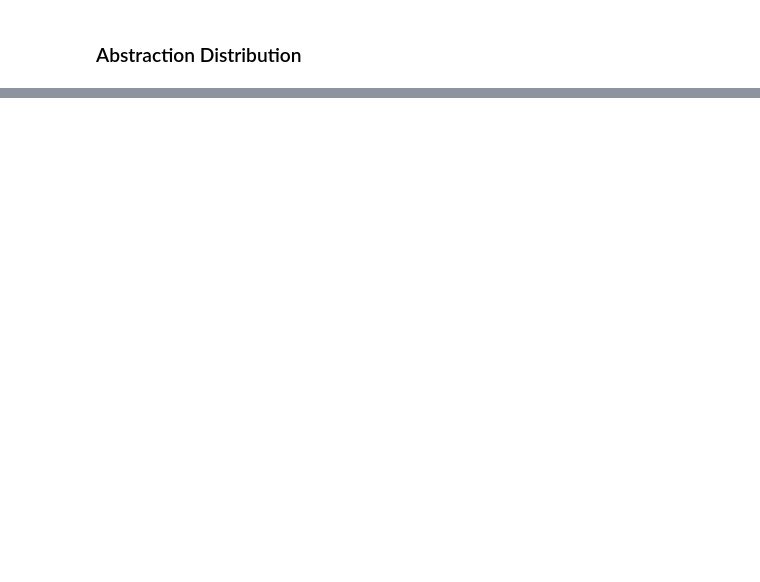
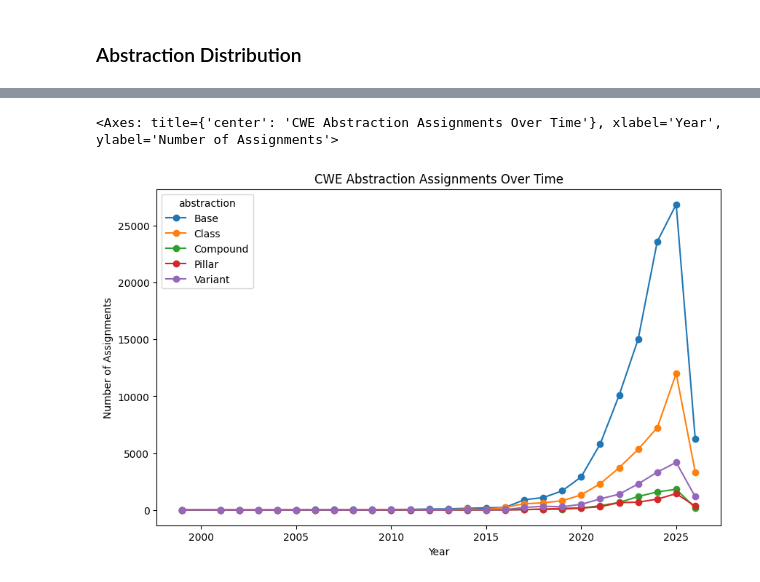
Before and after one commit to AndyVale/CVEvsCWE, a Jupyter notebook: analysis.ipynb, the cells around one changed output, grey strips where cells are left out. Cells and saved outputs as stored; diff of their text form; code cells hidden in the pictures; blank space fills up the shorter version.

Commit message:
Add analysis.ipynb abstraction metrics calculation

```diff
--- a/analysis.ipynb
+++ b/analysis.ipynb
@@ -233,0 +236,4 @@ completeness_trend = completeness.plot.bar(stacked=True, figsize=(10, 5), title=
+# %%
+merged_df = df_cve_cwe.merge(df_cwe_metadata, left_on='cwe_id', right_on='cwe_id', how='inner')
+abstraction_count = merged_df['abstraction'].value_counts(normalize=True)
+abstraction_plot = abstraction_count.plot.bar(title='CWE Abstraction Distribution', ylabel='Number of Assignments', rot=0)
@@ -233,0 +242,14 @@ completeness_trend = completeness.plot.bar(stacked=True, figsize=(10, 5), title=
+# %%
+time_counts = merged_df.groupby(['year', 'abstraction']).size()
+abstraction_over_time = time_counts.unstack(fill_value=0)
+
+abstraction_over_time.plot.line(
+    figsize=(10, 6),
+    marker='o',
+    title='CWE Abstraction Assignments Over Time',
+    xlabel='Year',
+    ylabel='Number of Assignments'
+)
+# %% [output]
+<Axes: title={'center': 'CWE Abstraction Assignments Over Time'}, xlabel='Year', ylabel='Number of Assignments'>
+[figure, added]
```
Also changed, not shown: parts of 8 cells of this notebook.
